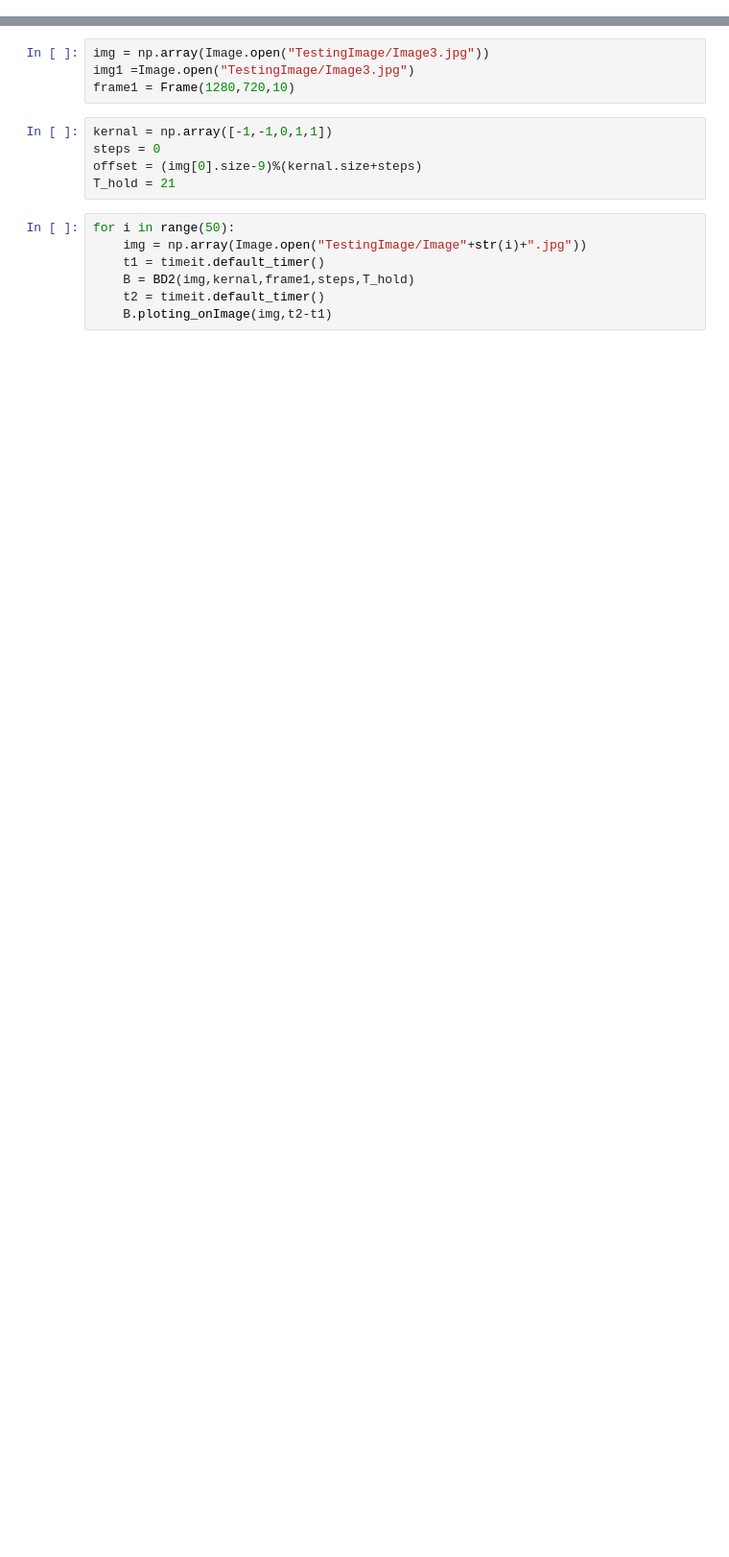
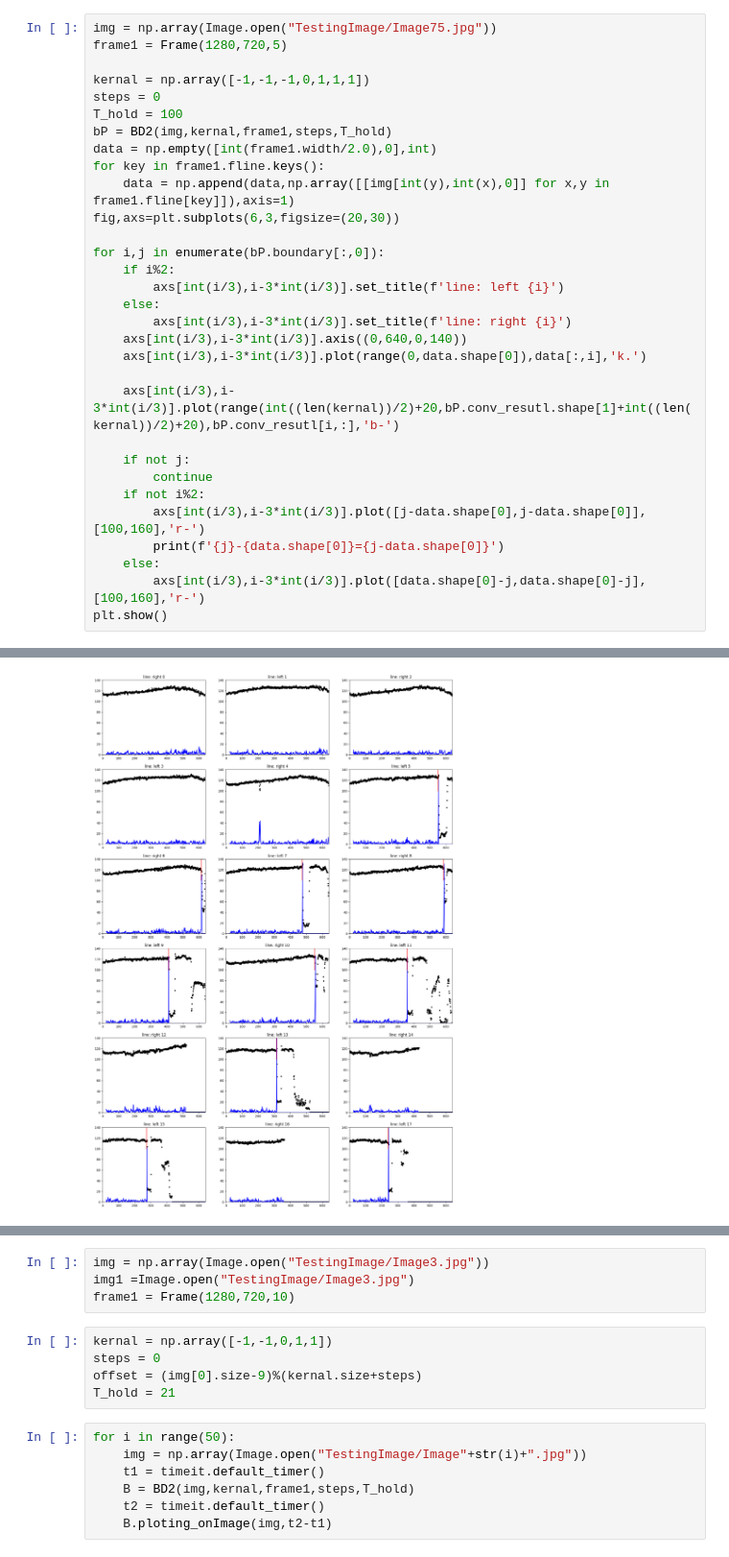
Before and after one commit to ChheangL/carCode, a Jupyter notebook: EdgeFinderV4.ipynb, the cells around one changed output, grey strips where cells are left out. Shown: that part at 96% size. Drawn from its saved outputs; the diff is of its cells as text; blank space fills up the shorter version.

```diff
--- a/EdgeFinderV4.ipynb
+++ b/EdgeFinderV4.ipynb
@@ -8,0 +12,32 @@ from numba import njit
+# %%
+img = np.array(Image.open("TestingImage/Image75.jpg"))
+frame1 = Frame(1280,720,5)
+
+kernal = np.array([-1,-1,-1,0,1,1,1])
+steps = 0
+T_hold = 100
+bP = BD2(img,kernal,frame1,steps,T_hold)
+data = np.empty([int(frame1.width/2.0),0],int)
+for key in frame1.fline.keys():
+    data = np.append(data,np.array([[img[int(y),int(x),0]] for x,y in frame1.fline[key]]),axis=1)
+fig,axs=plt.subplots(6,3,figsize=(20,30))
+
+for i,j in enumerate(bP.boundary[:,0]):
+    if i%2:
+        axs[int(i/3),i-3*int(i/3)].set_title(f'line: left {i}')
+    else:
+        axs[int(i/3),i-3*int(i/3)].set_title(f'line: right {i}')
+    axs[int(i/3),i-3*int(i/3)].axis((0,640,0,140))
+    axs[int(i/3),i-3*int(i/3)].plot(range(0,data.shape[0]),data[:,i],'k.')
+
+    axs[int(i/3),i-3*int(i/3)].plot(range(int((len(kernal))/2)+20,bP.conv_resutl.shape[1]+int((len(kernal))/2)+20),bP.conv_resutl[i,:],'b-')
+
+    if not j:
+        continue
+    if not i%2:
+        axs[int(i/3),i-3*int(i/3)].plot([j-data.shape[0],j-data.shape[0]],[100,160],'r-')
+        print(f'{j}-{data.shape[0]}={j-data.shape[0]}')
+    else:
+        axs[int(i/3),i-3*int(i/3)].plot([data.shape[0]-j,data.shape[0]-j],[100,160],'r-')
+plt.show()
+# %% [output]
@@ -8,0 +48 @@ from numba import njit
+[figure, added]
```
Also changed, not shown: parts of 12 cells of this notebook, 14 other files.
